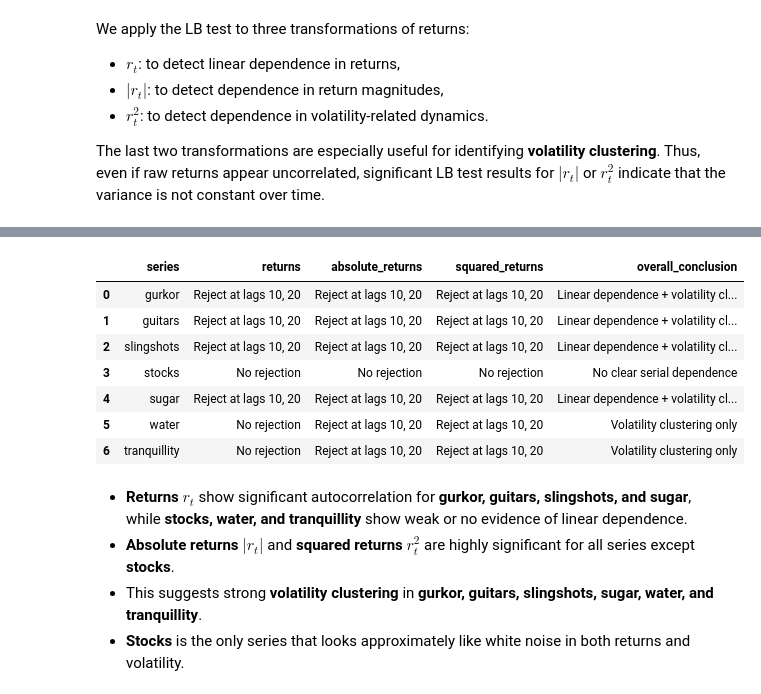
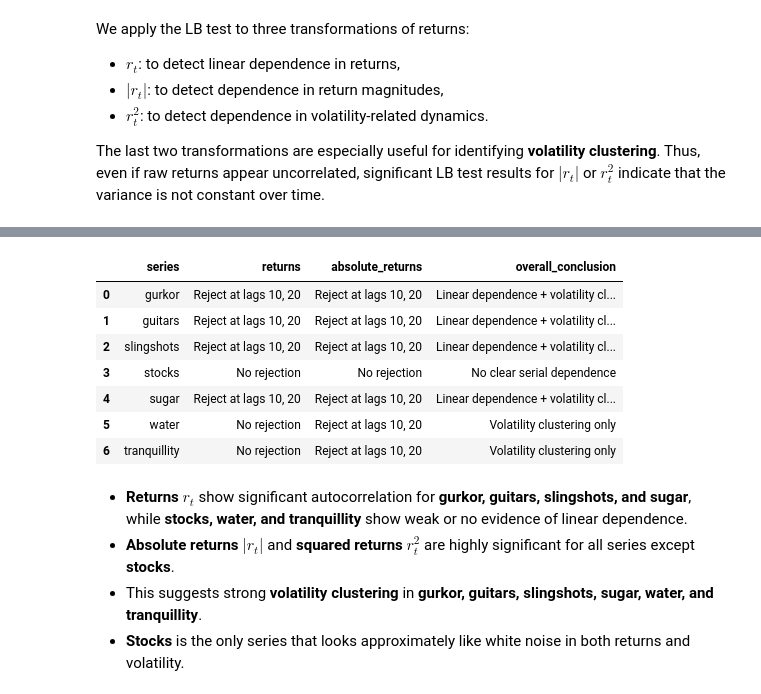
Before and after one commit to PeOll/TMS088, a Jupyter notebook: Subtasks-2/task1.ipynb, the cells around one changed output, grey strips where cells are left out. Cells and saved outputs as stored; diff of their text form; code cells hidden in the pictures.

```diff
--- a/Subtasks/task1.ipynb
+++ b/Subtasks-2/task1.ipynb
@@ -68,7 +36,8 @@ output.mkdir(exist_ok=True)
 # %% [markdown]
 ## 1. Load the raw data
 # %%
-raw_data = PriceAnalysis.from_csv("spiff_data-2.csv")
+from helpers import DataAnalysis
+raw_data = DataAnalysis.from_csv("spiff_data-2.csv")
 raw_prices = raw_data.prices
 raw_prices.reset_index().iloc[:5].to_latex(output / "DataExample")
 raw_prices.reset_index().head()
@@ -450,41 +393,40 @@ The last two transformations are especially useful for identifying **volatility
 # %%
 ljung_box_returns = cleaned_data.ljung_box_summary(log_return_data)
 ljung_box_absolute_returns = cleaned_data.ljung_box_summary(absolute_log_return_data)
-ljung_box_squared_returns = cleaned_data.ljung_box_summary(squared_log_return_data)
 
+from helpers import ljung_box_conclusion_table
 ljung_box_table = pd.concat(
     [
         ljung_box_returns.add_prefix("log_return_"),
         ljung_box_absolute_returns.add_prefix("abs_log_return_"),
-        ljung_box_squared_returns.add_prefix("sq_log_return_"),
     ],
     axis=1,
 )
 
 ljung_box_display = ljung_box_table.reset_index()
 ljung_box_conclusions = ljung_box_conclusion_table(ljung_box_table)
 
 display(ljung_box_display.round(5))
 display(ljung_box_conclusions)
 ljung_box_display.to_latex(output / "LjungBox.tex", index=False, float_format=lambda value: f"{value:.3g}")
 ljung_box_conclusions.to_latex(output / "LjungBoxConclusions.tex", index=False)
 # %% [output]
 |  | series | log_return_lb_stat_lag_10 | log_return_lb_pvalue_lag_10 | log_return_lb_stat_lag_20 | log_return_lb_pvalue_lag_20 | ... |
 | 0 | gurkor | 24.29228 | 0.00686 | 41.82123 | 0.00292 | ... |
 | 1 | guitars | 24.79240 | 0.00575 | 50.26212 | 0.00020 | ... |
 | 2 | slingshots | 64.07261 | 0.00000 | 78.16911 | 0.00000 | ... |
 | 3 | stocks | 4.26679 | 0.93451 | 12.47630 | 0.89871 | ... |
 | 4 | sugar | 33.06883 | 0.00027 | 43.07193 | 0.00200 | ... |
 | 5 | water | 15.46807 | 0.11591 | 22.07705 | 0.33634 | ... |
 | 6 | tranquillity | 11.90319 | 0.29159 | 31.02201 | 0.05490 | ... |
-|  | series | returns | absolute_returns | squared_returns | overall_conclusion |
-| 0 | gurkor | Reject at lags 10, 20 | Reject at lags 10, 20 | Reject at lags 10, 20 | Linear dependence + volatility cl... |
-| 1 | guitars | Reject at lags 10, 20 | Reject at lags 10, 20 | Reject at lags 10, 20 | Linear dependence + volatility cl... |
-| 2 | slingshots | Reject at lags 10, 20 | Reject at lags 10, 20 | Reject at lags 10, 20 | Linear dependence + volatility cl... |
-| 3 | stocks | No rejection | No rejection | No rejection | No clear serial dependence |
-| 4 | sugar | Reject at lags 10, 20 | Reject at lags 10, 20 | Reject at lags 10, 20 | Linear dependence + volatility cl... |
-| 5 | water | No rejection | Reject at lags 10, 20 | Reject at lags 10, 20 | Volatility clustering only |
-| 6 | tranquillity | No rejection | Reject at lags 10, 20 | Reject at lags 10, 20 | Volatility clustering only |
+|  | series | returns | absolute_returns | overall_conclusion |
+| 0 | gurkor | Reject at lags 10, 20 | Reject at lags 10, 20 | Linear dependence + volatility cl... |
+| 1 | guitars | Reject at lags 10, 20 | Reject at lags 10, 20 | Linear dependence + volatility cl... |
+| 2 | slingshots | Reject at lags 10, 20 | Reject at lags 10, 20 | Linear dependence + volatility cl... |
+| 3 | stocks | No rejection | No rejection | No clear serial dependence |
+| 4 | sugar | Reject at lags 10, 20 | Reject at lags 10, 20 | Linear dependence + volatility cl... |
+| 5 | water | No rejection | Reject at lags 10, 20 | Volatility clustering only |
+| 6 | tranquillity | No rejection | Reject at lags 10, 20 | Volatility clustering only |
 # %% [markdown]
 
 - **Returns $r_t$** show significant autocorrelation for **gurkor, guitars, slingshots, and sugar**, while **stocks, water, and tranquillity** show weak or no evidence of linear dependence.
```
Also changed, not shown: parts of 26 cells of this notebook, 31 other files.
